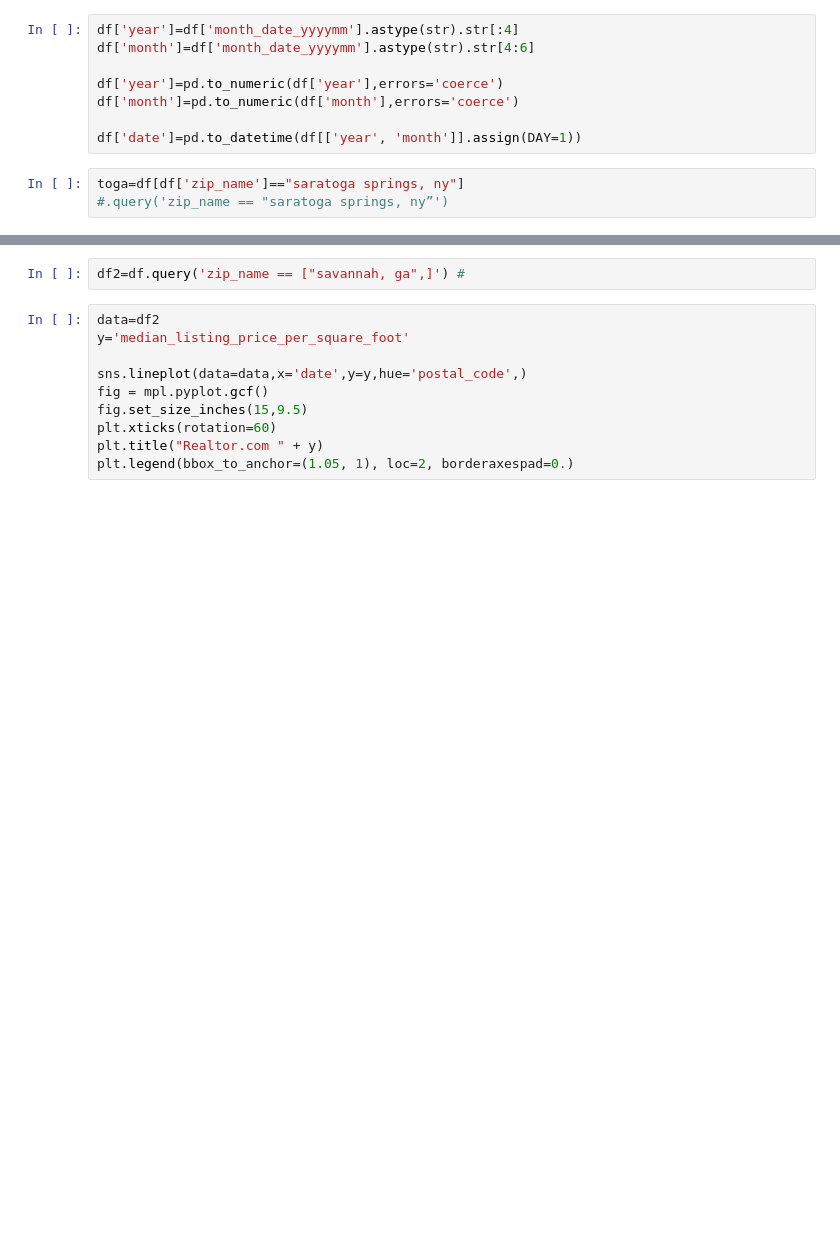
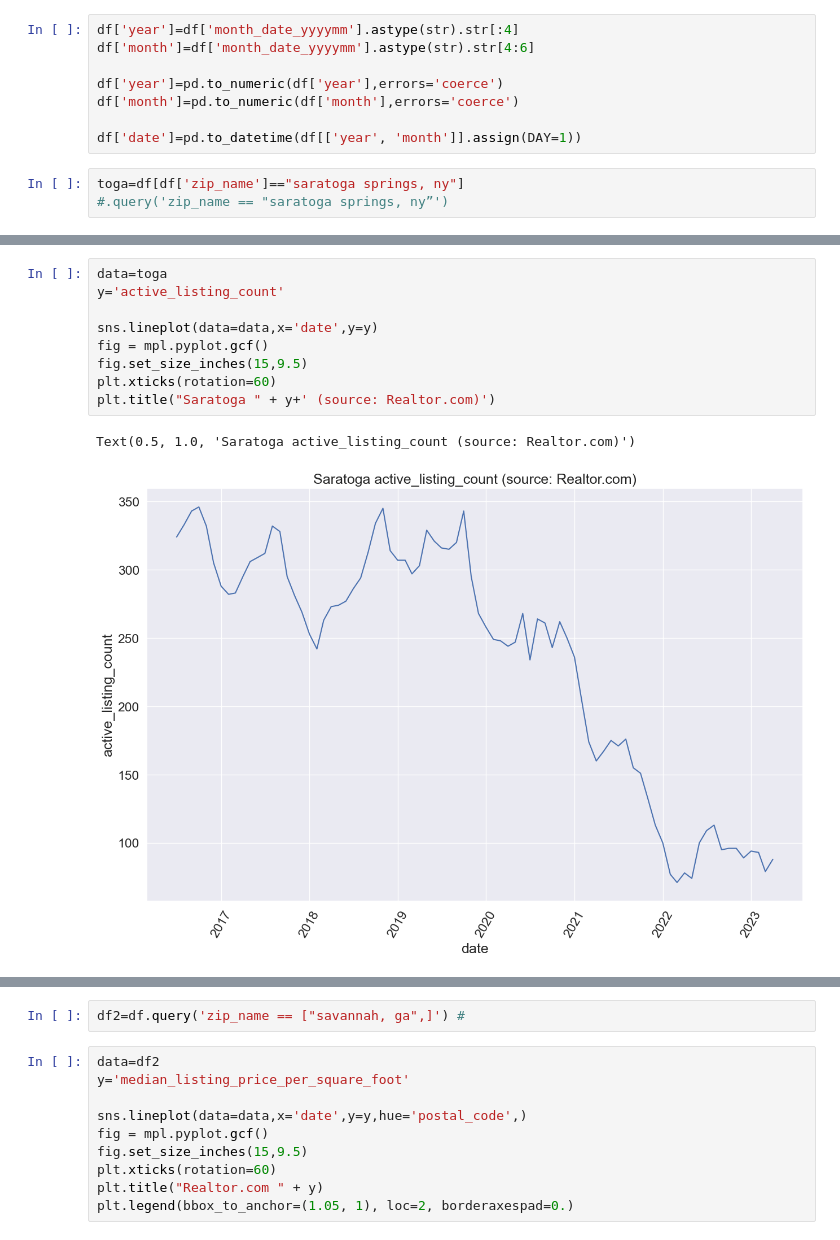
Before and after one commit to cgdahvis/realtor, a Jupyter notebook: realtor.com.ipynb, the cells around one changed output, grey strips where cells are left out. Cells and saved outputs as stored; diff of their text form; blank space fills up the shorter version.

```diff
--- a/realtor.com.ipynb
+++ b/realtor.com.ipynb
@@ -52,0 +118,12 @@ toga
+# %%
+data=toga
+y='active_listing_count'
+
+sns.lineplot(data=data,x='date',y=y)
+fig = mpl.pyplot.gcf()
+fig.set_size_inches(15,9.5)
+plt.xticks(rotation=60)
+plt.title("Saratoga " + y+' (source: Realtor.com)')
+# %% [output]
+Text(0.5, 1.0, 'Saratoga active_listing_count (source: Realtor.com)')
+[figure, added]
```
Also changed, not shown: parts of 8 cells of this notebook.
